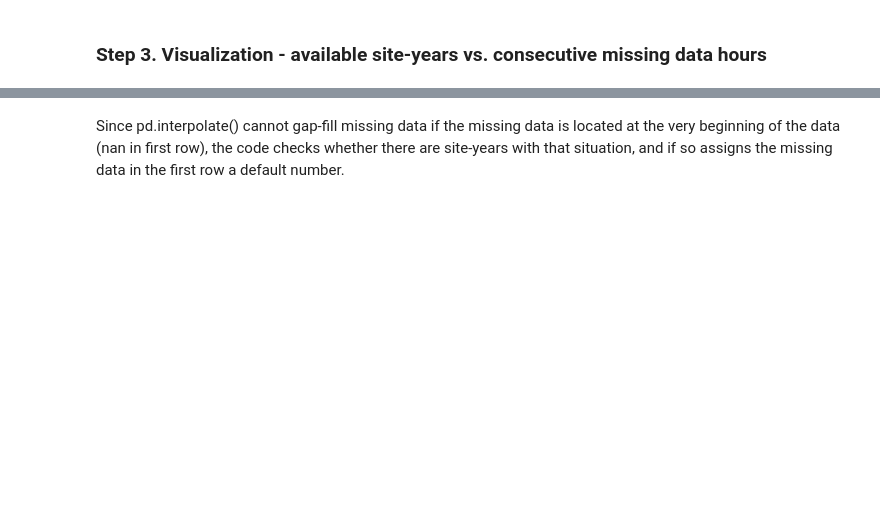
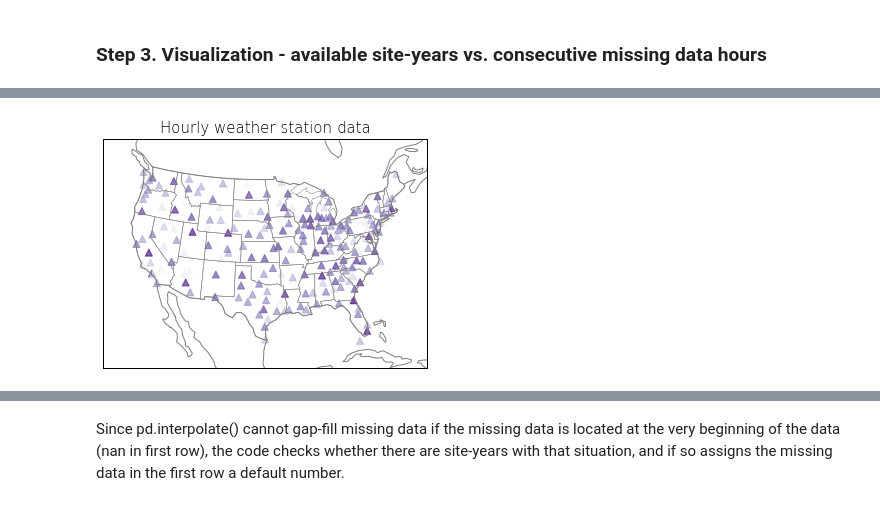
Before and after one commit to jennhsiao/upscale, a Jupyter notebook: notebooks/weafile_process.ipynb, the cells around one changed output, grey strips where cells are left out. Cells and saved outputs as stored; diff of their text form; code cells hidden in the pictures; blank space fills up the shorter version.

```diff
--- a/notebooks/weafile_process.ipynb
+++ b/notebooks/weafile_process.ipynb
@@ -180,0 +246,17 @@ df_numofyears = df_numofyears.reset_index().iloc[:, 1:3]
+# %%
+# read in station & site-year info
+df_site_nyears = pd.read_csv('/home/disk/eos8/ach315/upscale/weadata/site_nyears_crithr1.csv', index_col=0)
+df_stations_9110 = pd.read_csv('/home/disk/eos8/ach315/upscale/weadata/stations_info_9110.csv', usecols=[0,1,3,4,8,9,10])
+df_sites_info = df_stations_9110[df_stations_9110.USAF.isin(df_site_nyears.site)]
+df_sites_info.columns = ['site', 'class', 'station', 'state', 'tzone', 'lat', 'lon']
+
+# merge site info & site-years info
+df_sites_info = pd.merge(df_sites_info, df_site_nyears, on='site')
+
+# drop stations from Alaska, Guam, Hawaii & Puerto Rico
+df_sites_info = df_sites_info[(df_sites_info.state != 'AK') & (df_sites_info.state != 'GU') &
+                              (df_sites_info.state != 'HI')& (df_sites_info.state != 'PR')]
+
+# final station list
+df_sites_info.reset_index(inplace=True, drop=True)
+df_sites_info.head()
@@ -180,0 +270,20 @@ df_numofyears = df_numofyears.reset_index().iloc[:, 1:3]
+# %%
+# create map with weather station sites only
+from palettable.colorbrewer.sequential import Purples_9
+
+fig = plt.figure(figsize=(5,4))
+ax = fig.add_subplot(1,1,1, projection=ccrs.AlbersEqualArea(
+                         central_latitude=39.5, central_longitude=-98.35))
+ax.set_extent([-123, -72, 19, 53])
+ax.scatter(df_sites_info['lon'], df_sites_info['lat'],
+           transform=ccrs.PlateCarree(),
+           c=df_sites_info.years.astype(float), cmap=Purples_9.mpl_colormap,
+           s=50, marker='^', alpha=0.7)
+
+ax.add_feature(cfeature.BORDERS, edgecolor='grey')
+ax.add_feature(cfeature.COASTLINE, edgecolor='grey')
+ax.add_feature(cfeature.STATES, edgecolor='grey', linewidth=0.5)
+ax.set_title('Hourly weather station data', fontweight='light', fontsize=15)
+fig.subplots_adjust(left=0.05, bottom=0, right=0.95, top=1)
+# %% [output]
+[figure, added]
```
Also changed, not shown: parts of 39 cells of this notebook, 4 other files.
